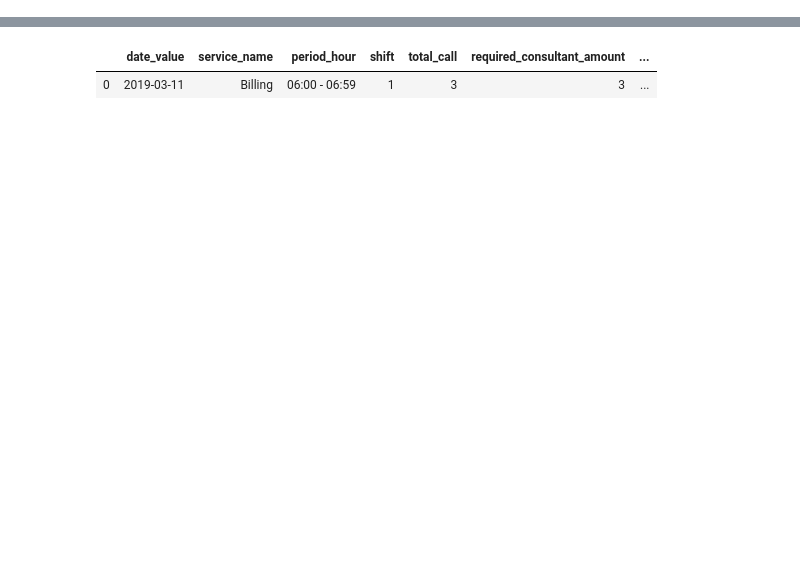
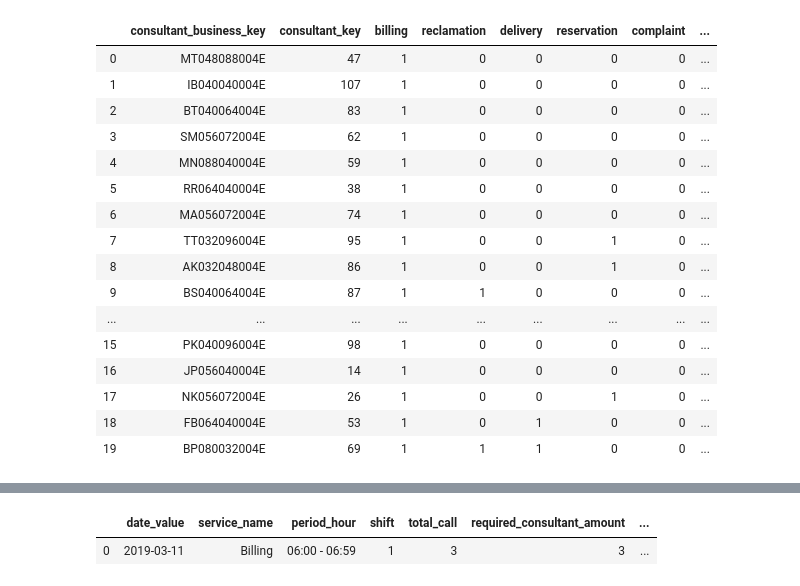
Before and after one commit to SzymonBocian/PracaInzynierska, a Jupyter notebook: DataScripts/optimization_module.ipynb, the cells around one changed output, grey strips where cells are left out. Saved outputs shown, nothing was run; the diff lists cells and outputs as text; code cells hidden in the pictures; blank space fills up the shorter version.

```diff
--- a/DataScripts/optimization_module.ipynb
+++ b/DataScripts/optimization_module.ipynb
@@ -17,38 +17,67 @@ if py_path not in path:
 import pandas as pd
 import numpy as np
 import matplotlib.pyplot as plt
 
 from importlib import reload
 
 from py_package import db_conn as db
 from py_package import utils as u
 
 # reload(db)
 reload(u)
 
 conn_dict = {
     "user"     : "szymonbocian",   \
     "password" : "",               \
     "host"     : "localhost",      \
     "port"     : "5432",           \
     "database" : "dwh_call_center"
 }
 db = db.DbConn(conn_dict)
 
+time_period_date = [ 20190311, 20190312, 20190313, 20190314, 20190315, 20190316, 20190317 ]
+
+forecast_sql     = "SELECT * FROM snap.service_date_hour_vw WHERE date_key IN (" + ",".join(map(str, time_period_date)) + ");"
+rest_col_sql     = "SELECT column_name FROM INFORMATION_SCHEMA.columns WHERE table_schema = 'snap' AND table_name = 'consultant_skills_vw' UNION ALL SELECT '" + "' UNION ALL SELECT '".join(map(str, time_period_date)) + "';"
+
 sql_dict = {
-    "restriction"  : "SELECT * FROM snap.consultant_skills_vw;",
-    "rest_col"     : "SELECT column_name FROM INFORMATION_SCHEMA.columns WHERE table_schema = 'snap' AND table_name = 'consultant_skills_vw';",
-    "forecast"     : "SELECT * FROM snap.service_date_hour_vw WHERE date_key IN (20190311,20190312,20190313,20190314,20190315,20190316,20190317);",
-    "forecast_col" : "SELECT column_name FROM INFORMATION_SCHEMA.columns WHERE table_schema = 'snap' AND table_name = 'service_date_hour_vw';"
+    "restriction"  : "SELECT *, 0, 0, 0, 0, 0, 0, 0 FROM snap.consultant_skills_vw;",
+    #"rest_col"     : "SELECT column_name FROM INFORMATION_SCHEMA.columns WHERE table_schema = 'snap' AND table_name = 'consultant_skills_vw' UNION ALL SELECT 'occupied';",
+    "rest_col"     : rest_col_sql,
+    "forecast"     : forecast_sql,
+    "forecast_col" : "SELECT column_name FROM INFORMATION_SCHEMA.columns WHERE table_schema = 'snap' AND table_name = 'service_date_hour_vw';",
+    "cons_service" : "SELECT * FROM snap.consultant_service_assoc_vw;",
+    "con_serv_col" : "SELECT column_name FROM INFORMATION_SCHEMA.columns WHERE table_schema = 'snap' AND table_name = 'consultant_service_assoc_vw';"
 }
 
 col = [t[0] for t in db.run_sql(sql_dict["rest_col"])]
 rest_df = pd.DataFrame(db.run_sql(sql_dict["restriction"]), columns = col)
 
 col = [t[0] for t in db.run_sql(sql_dict["forecast_col"])]
 forecast_df = pd.DataFrame(db.run_sql(sql_dict["forecast"]), columns = col)
 
-# rest_df.head(20)
+col = [t[0] for t in db.run_sql(sql_dict["con_serv_col"])]
+cons_service_df = pd.DataFrame(db.run_sql(sql_dict["cons_service"]), columns = col)
+
+rest_df.head(20)
+# %% [output]
+|  | consultant_business_key | consultant_key | billing | reclamation | delivery | reservation | complaint | ... |
+| 0 | MT048088004E | 47 | 1 | 0 | 0 | 0 | 0 | ... |
+| 1 | IB040040004E | 107 | 1 | 0 | 0 | 0 | 0 | ... |
+| 2 | BT040064004E | 83 | 1 | 0 | 0 | 0 | 0 | ... |
+| 3 | SM056072004E | 62 | 1 | 0 | 0 | 0 | 0 | ... |
+| 4 | MN088040004E | 59 | 1 | 0 | 0 | 0 | 0 | ... |
+| 5 | RR064040004E | 38 | 1 | 0 | 0 | 0 | 0 | ... |
+| 6 | MA056072004E | 74 | 1 | 0 | 0 | 0 | 0 | ... |
+| 7 | TT032096004E | 95 | 1 | 0 | 0 | 1 | 0 | ... |
+| 8 | AK032048004E | 86 | 1 | 0 | 0 | 1 | 0 | ... |
+| 9 | BS040064004E | 87 | 1 | 1 | 0 | 0 | 0 | ... |
+| ... | ... | ... | ... | ... | ... | ... | ... | ... |
+| 15 | PK040096004E | 98 | 1 | 0 | 0 | 0 | 0 | ... |
+| 16 | JP056040004E | 14 | 1 | 0 | 0 | 0 | 0 | ... |
+| 17 | NK056072004E | 26 | 1 | 0 | 0 | 1 | 0 | ... |
+| 18 | FB064040004E | 53 | 1 | 0 | 1 | 0 | 0 | ... |
+| 19 | BP080032004E | 69 | 1 | 1 | 1 | 0 | 0 | ... |
 # %%
 forecast_df["key"]   = 1
 forecast_df["shift"] = forecast_df.apply(lambda x: "1" if x.hour_key < 15 else "2", axis = 1)
```
Also changed, not shown: parts of 6 cells of this notebook.
